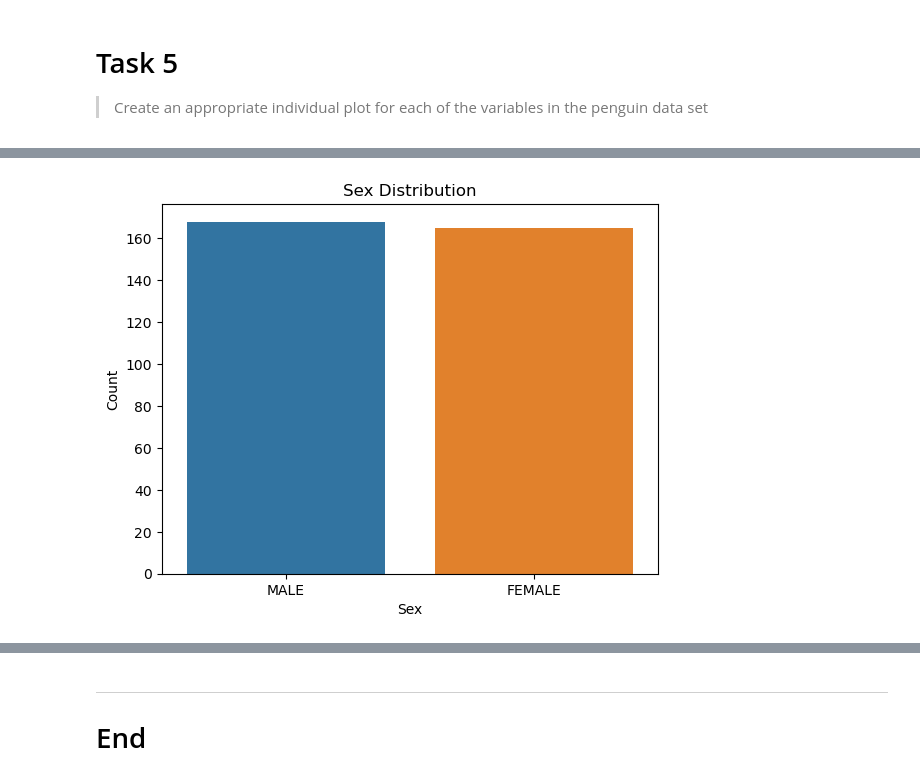
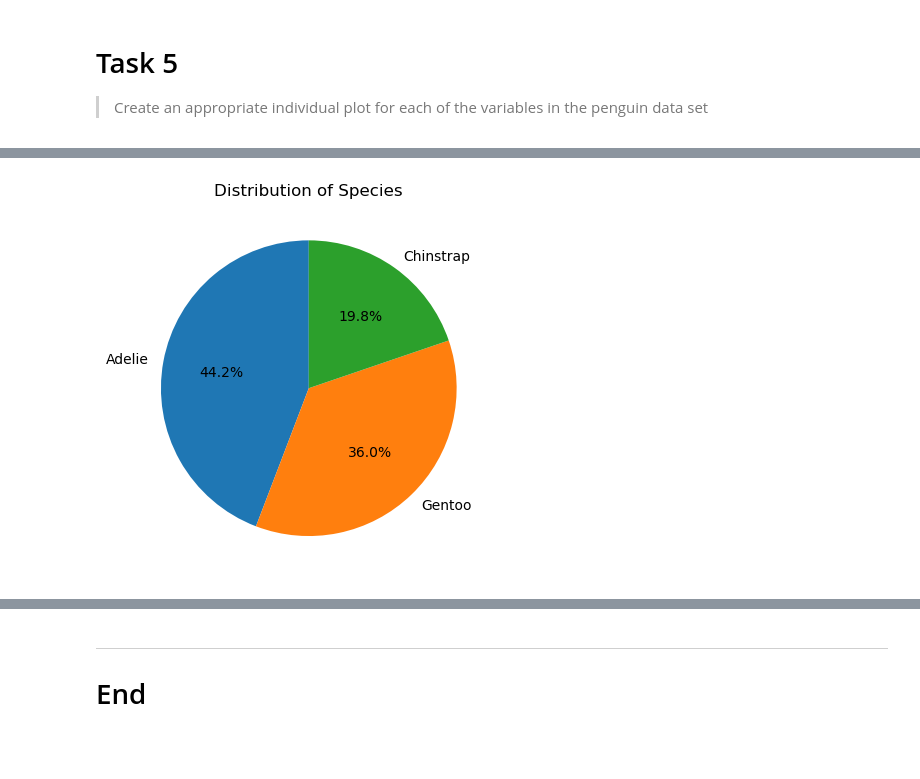
Before and after one commit to frankquinn89/Fundamentals_of_Data_Analysis, a Jupyter notebook: tasks.ipynb, the cells around one changed output, grey strips where cells are left out. Drawn from its saved outputs; the diff is of its cells as text; code cells hidden in the pictures; blank space fills up the shorter version.

Commit message:
task 5: update to pie chart for species/sex/island

```diff
--- a/tasks.ipynb
+++ b/tasks.ipynb
@@ -278,9 +260,9 @@ mplot.show()
-# %%
-# Plot for Sex
-sb.countplot(x="sex", data=data)
-mplot.title("Sex Distribution")
-mplot.xlabel("Sex")
-mplot.ylabel("Count")
-mplot.show()
-# %% [output]
-[figure, removed]
+# %%
+species_counts = data['species'].value_counts()
+
+# Plot species pie chart
+mplot.pie(species_counts, labels=species_counts.index, autopct='%1.1f%%',startangle=90)
+mplot.title('Distribution of Species')
+mplot.show()
+# %% [output]
+[figure, added]
```
Also changed, not shown: parts of 4 cells of this notebook.
